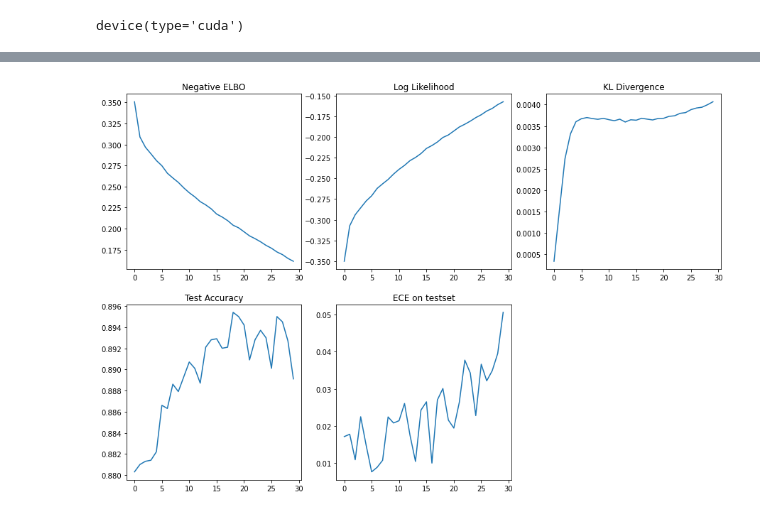
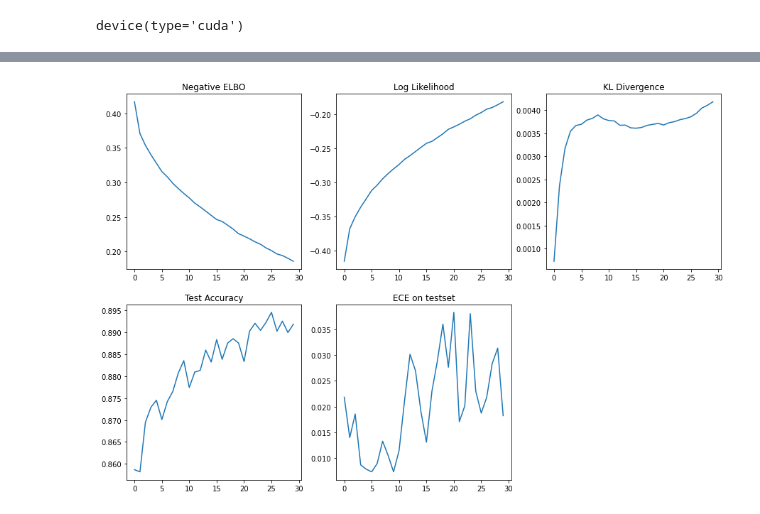
Before and after one commit to Weijiang-Xiong/iBNN_NF, a Jupyter notebook: codes/mnist_lenet.ipynb, the cells around one changed output, grey strips where cells are left out. Drawn from its saved outputs; the diff is of its cells as text; code cells hidden in the pictures.

```diff
--- a/codes/mnist_lenet.ipynb
+++ b/codes/mnist_lenet.ipynb
@@ -27,6 +27,7 @@ device(type='cuda')
 # %%
 # prepare data
 data_dir = "./data"
+fig_dir = "./figs"
 transform = transforms.Compose([
     transforms.ToTensor(),
     transforms.Normalize((0.5,),(0.5,))
@@ -34,7 +35,7 @@ transform = transforms.Compose([
 
 trainset = torchvision.datasets.FashionMNIST(root=data_dir, train=True, transform=transform, download=False)
 testset = torchvision.datasets.FashionMNIST(root=data_dir, train=False, transform=transform, download=False)
-trainloader = DataLoader(trainset, batch_size=32, shuffle=True)
+trainloader = DataLoader(trainset, batch_size=128, shuffle=True)
 testloader = DataLoader(testset, batch_size=64, shuffle=False)
 class_names = ['T-shirt/top', 'Trouser', 'Pullover', 'Dress', 'Coat', 'Sandal',
                 'Shirt', 'Sneaker', 'Bag', 'Ankle boot']
@@ -46,7 +47,7 @@ class_names = ['T-shirt/top', 'Trouser', 'Pullover', 'Dress', 'Coat', 'Sandal',
 num_epochs = 10
 base_model = LeNet().to(device)
 criterion = nn.CrossEntropyLoss()
-optimizer = optim.SGD(base_model.parameters(), lr=0.001, momentum=0.9)
+optimizer = optim.SGD(base_model.parameters(), lr=0.002, momentum=0.9)
 
 loss_list, acc_list, ece_list = [[] for _ in range(3)]
 for epoch in range(num_epochs):
@@ -66,7 +67,7 @@ for epoch in range(num_epochs):
     avg_loss = sum(batch_loss)/len(batch_loss)
     base_acc = compute_accuracy(base_model, testloader, device=device)
     base_ece = compute_ece_loss(base_model, testloader, device=device)
-    print("Base Model Epoch {:.4f} Avg Loss {:.4f} Acc {:.4f} ECE {:.4f}".format(epoch, avg_loss, base_acc, base_ece))
+    print("Base Model Epoch {} Avg Loss {:.4f} Acc {:.4f} ECE {:.4f}".format(epoch, avg_loss, base_acc, base_ece))
     loss_list.append(avg_loss)
     acc_list.append(base_acc)
     ece_list.append(base_ece)
@@ -115,8 +118,8 @@ sto_model = StoLeNet(sto_cfg=sto_model_cfg).to(device)
 sto_model.migrate_from_det_model(base_model)
 det_params, sto_params = sto_model.det_and_sto_params()
 optimizer = optim.Adam([
-                {'params': det_params, 'lr': 1e-4},
-                {'params': sto_params, 'lr': 1e-3}
+                {'params': det_params, 'lr': 2e-4},
+                {'params': sto_params, 'lr': 2e-3}
             ])
 # %%
 num_epochs = 30
@@ -169,20 +172,22 @@ Sto Model Epoch 29.0000 Avg Loss 0.1611 Likelihood -0.1570 KL 0.0041 Acc 0.8891
 # %%
-plt.figure(figsize=(15, 10))
+fig = plt.figure(figsize=(15, 10))
 plt.subplot(2,3,1)
 plt.plot(loss_list)
 plt.title("Negative ELBO")
 plt.subplot(2,3,2)
 plt.plot(ll_list)
 plt.title("Log Likelihood")
 plt.subplot(2,3,3)
 plt.plot(kl_list)
 plt.title("KL Divergence")
 plt.subplot(2,3,4)
 plt.plot(acc_list)
 plt.title("Test Accuracy")
 plt.subplot(2,3,5)
 plt.plot(ece_list)
 plt.title("ECE on testset")
 plt.show()
+fig.tight_layout()
+fig.savefig(fig_dir + "/" + "stochastic lenet.jpg")
 # %% [output]
-[figure, old version]
+[figure, new version]
```
Also changed, not shown: parts of 3 cells of this notebook, 2 other files.
